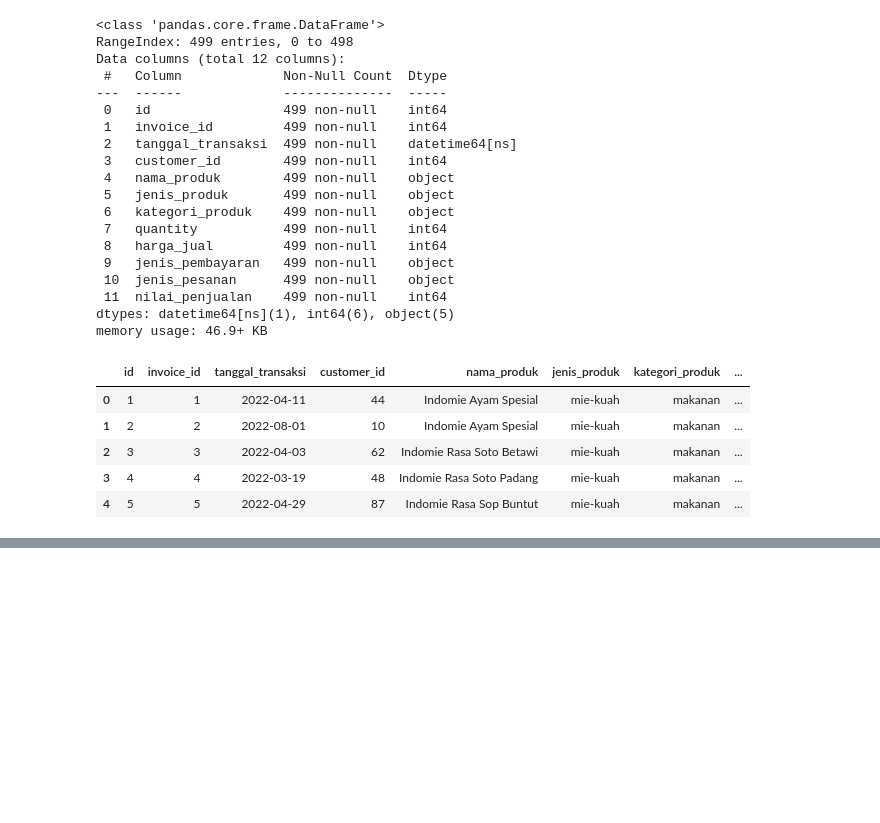
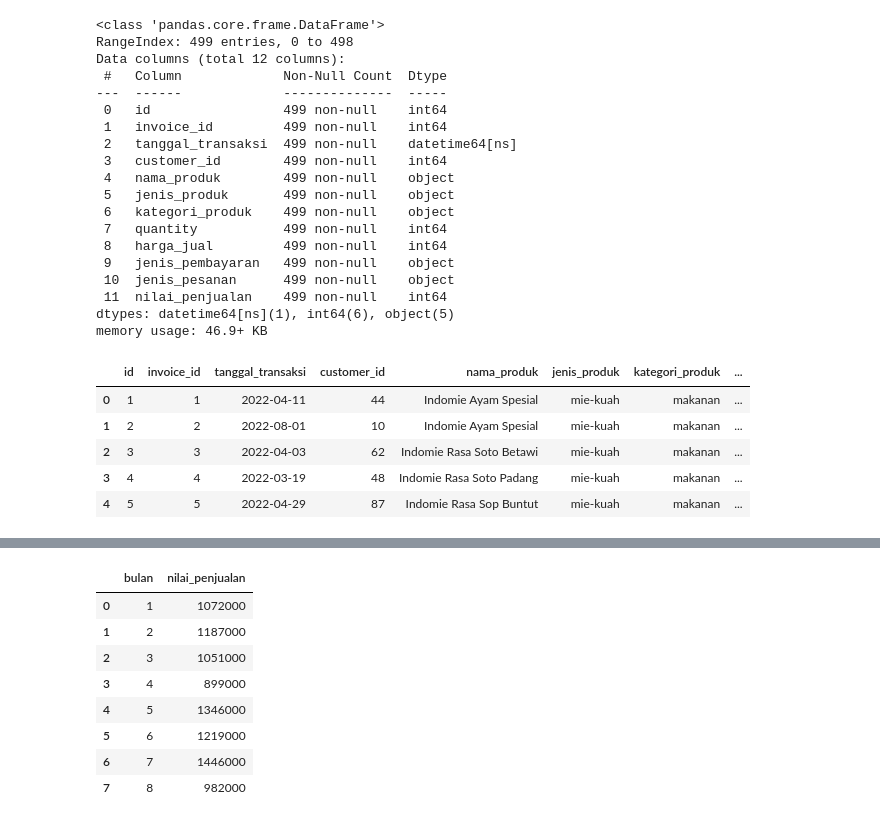
Before and after one commit to RIFF7/sales-analysis, a Jupyter notebook: analisa_warmindo.ipynb, the cells around one changed output, grey strips where cells are left out. Saved outputs shown, nothing was run; the diff lists cells and outputs as text; code cells hidden in the pictures; blank space fills up the shorter version.

```diff
--- a/analisa_warmindo.ipynb
+++ b/analisa_warmindo.ipynb
@@ -200,0 +229,15 @@ df_warmindo.head()
+# %%
+# Mengelompokkan data berdasarkan bulan dan menghitung total nilai penjualan
+sales_by_month = df_warmindo.groupby('bulan')['nilai_penjualan'].sum().reset_index()
+
+sales_by_month
+# %% [output]
+|  | bulan | nilai_penjualan |
+| 0 | 1 | 1072000 |
+| 1 | 2 | 1187000 |
+| 2 | 3 | 1051000 |
+| 3 | 4 | 899000 |
+| 4 | 5 | 1346000 |
+| 5 | 6 | 1219000 |
+| 6 | 7 | 1446000 |
+| 7 | 8 | 982000 |
```
Also changed, not shown: parts of 11 cells of this notebook.
